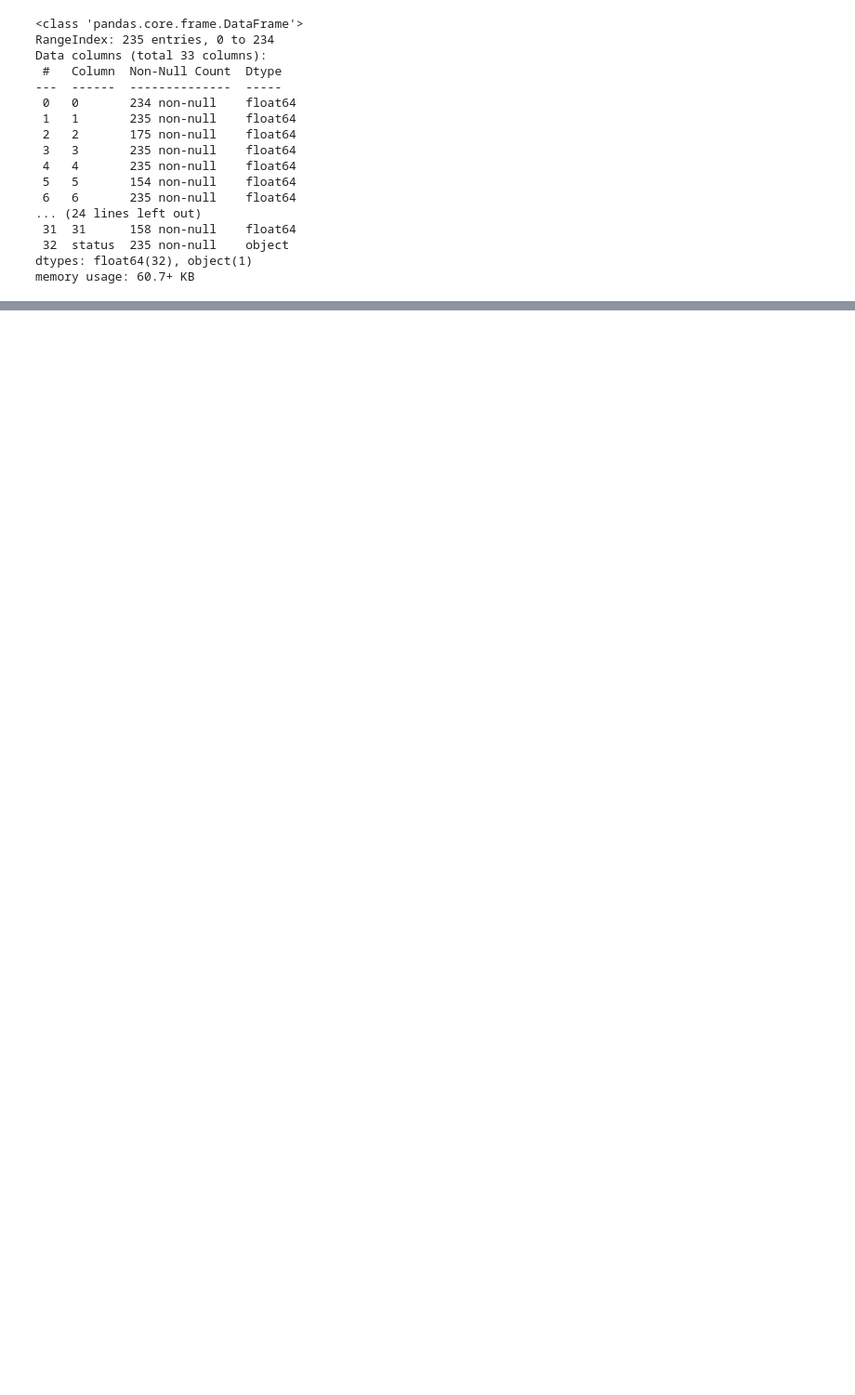
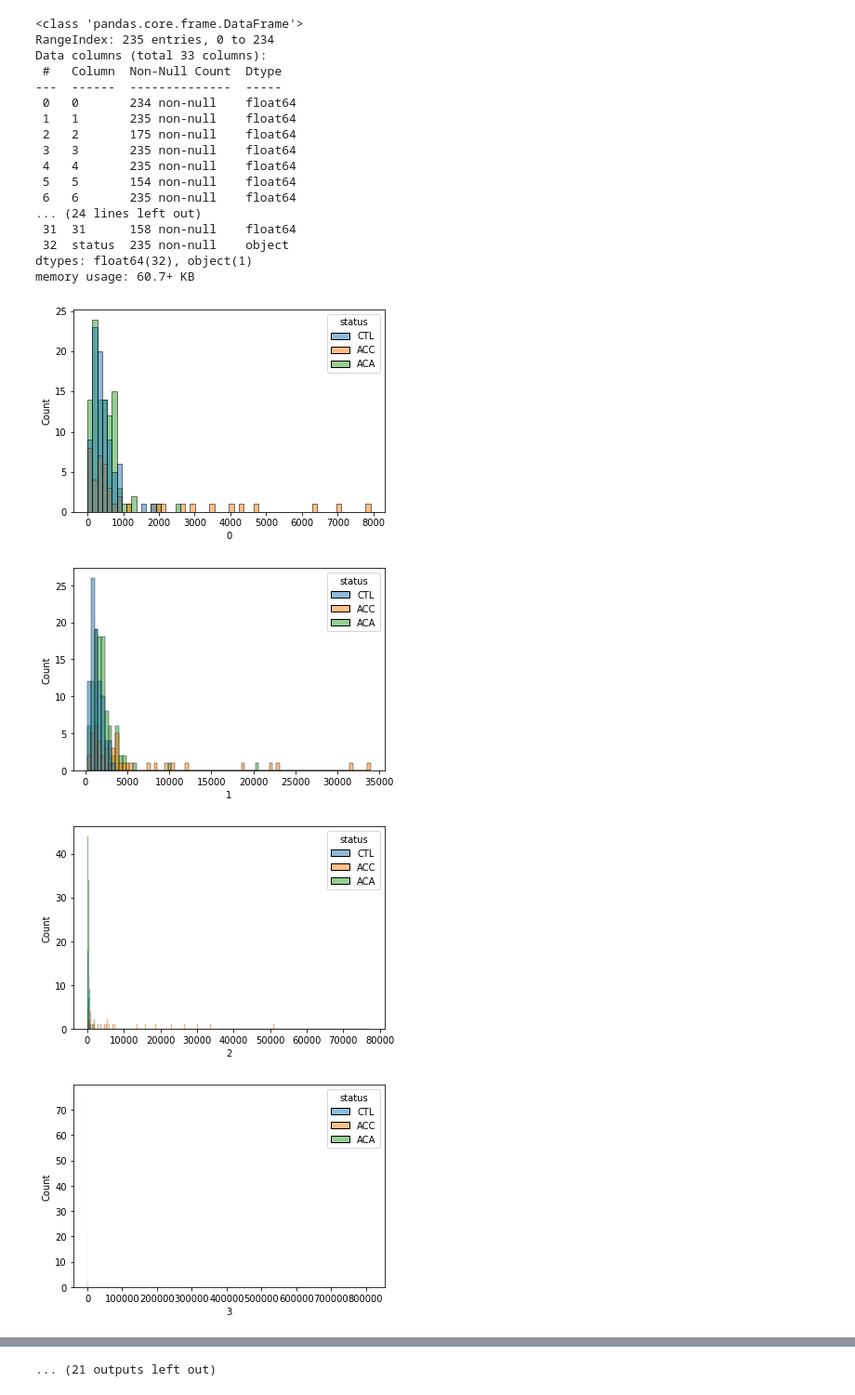
Before and after one commit to Flonsbob/Floris-van-Eisden---Exam---Applied-Statistics-and-Modeling, a Jupyter notebook: Exam_assignment_Final_version.ipynb, the cells around one changed output, grey strips where cells are left out. Shown at 93% size. Saved outputs shown, nothing was run; the diff lists cells and outputs as text; code cells hidden in the pictures; blank space fills up the shorter version.

```diff
--- a/Exam_assignment_Final_version.ipynb
+++ b/Exam_assignment_Final_version.ipynb
@@ -76,0 +77,11 @@ kyk
+# %%
+keys_list_df = df.keys() #they are definitely not normal distributions
+# %%
+for col in keys_list_df:
+  sns.histplot(data= df, x=df[col], hue=df['status'])
+  plt.show()
+# %% [output]
+[figure, added]
+[figure, added]
+[figure, added]
+[figure, added]
@@ -76,0 +96 @@ kyk
+... (21 outputs left out)
```
Also changed, not shown: parts of 4 cells of this notebook.
